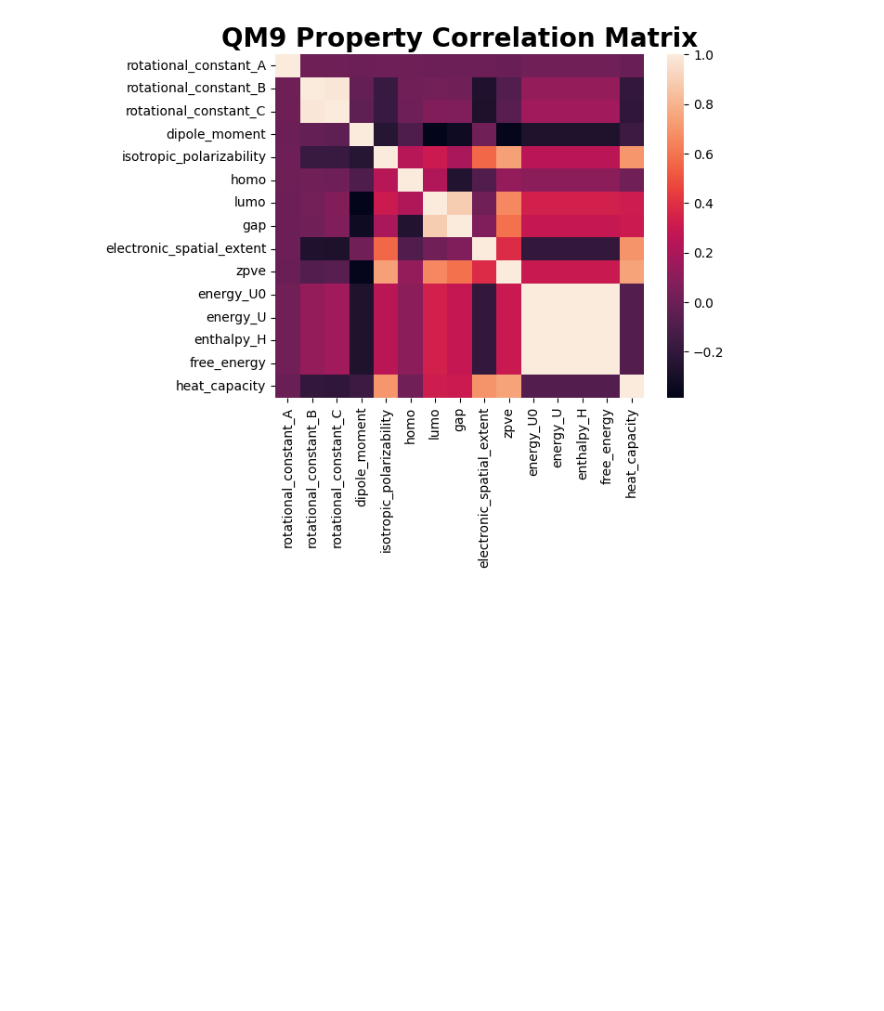
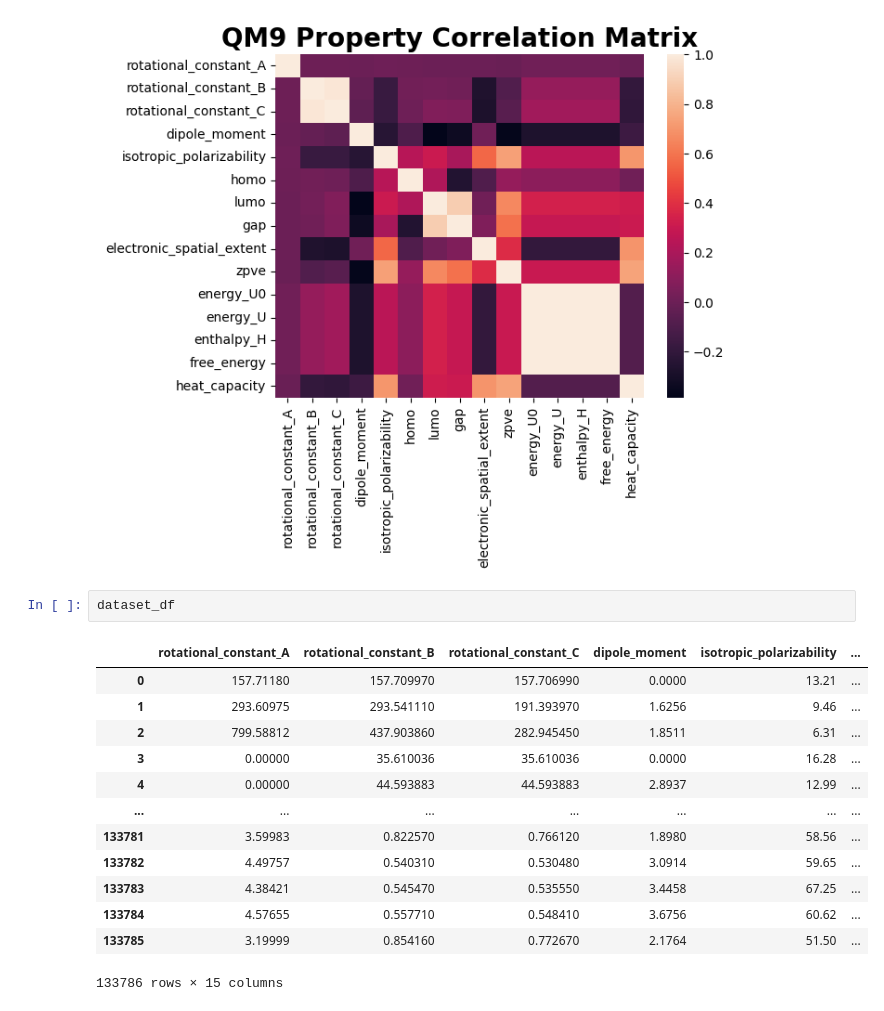
Before and after one commit to odabyskov/DeepLearningProject, a Jupyter notebook: data_analysis/property-correlation.ipynb, the cells around one changed output. Cells and saved outputs as stored; diff of their text form; blank space fills up the shorter version.

```diff
--- a/data_analysis/property-correlation.ipynb
+++ b/data_analysis/property-correlation.ipynb
@@ -126,3 +116,19 @@ plt.savefig('./figures/qm9-property-correlation.png', bbox_inches='tight')
 plt.show()
 # %% [output]
 [figure]
+# %%
+dataset_df
+# %% [output]
+|  | rotational_constant_A | rotational_constant_B | rotational_constant_C | dipole_moment | isotropic_polarizability | ... |
+| 0 | 157.71180 | 157.709970 | 157.706990 | 0.0000 | 13.21 | ... |
+| 1 | 293.60975 | 293.541110 | 191.393970 | 1.6256 | 9.46 | ... |
+| 2 | 799.58812 | 437.903860 | 282.945450 | 1.8511 | 6.31 | ... |
+| 3 | 0.00000 | 35.610036 | 35.610036 | 0.0000 | 16.28 | ... |
+| 4 | 0.00000 | 44.593883 | 44.593883 | 2.8937 | 12.99 | ... |
+| ... | ... | ... | ... | ... | ... | ... |
+| 133781 | 3.59983 | 0.822570 | 0.766120 | 1.8980 | 58.56 | ... |
+| 133782 | 4.49757 | 0.540310 | 0.530480 | 3.0914 | 59.65 | ... |
+| 133783 | 4.38421 | 0.545470 | 0.535550 | 3.4458 | 67.25 | ... |
+| 133784 | 4.57655 | 0.557710 | 0.548410 | 3.6756 | 60.62 | ... |
+| 133785 | 3.19999 | 0.854160 | 0.772670 | 2.1764 | 51.50 | ... |
+133786 rows × 15 columns
```
Also changed, not shown: parts of 1 cell of this notebook, 5 other files.
